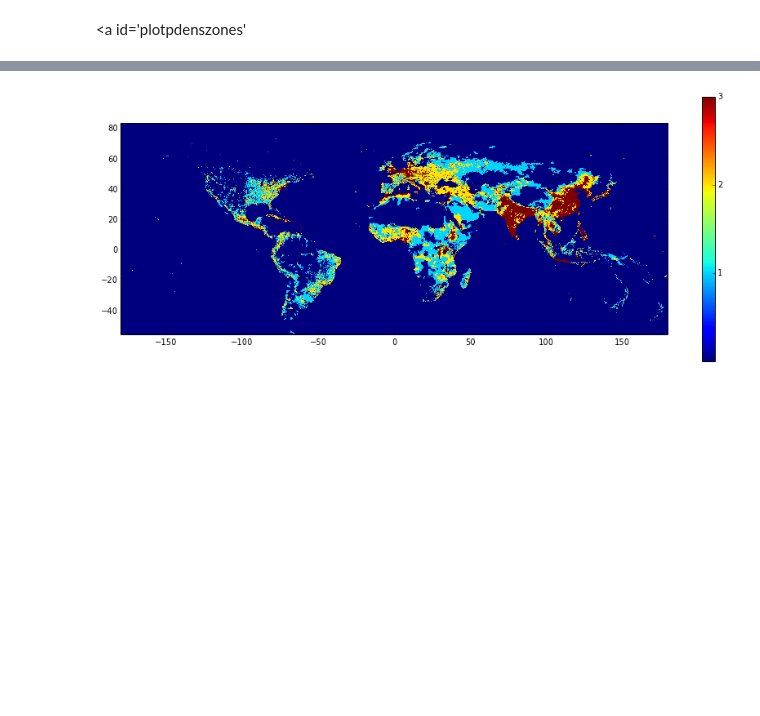
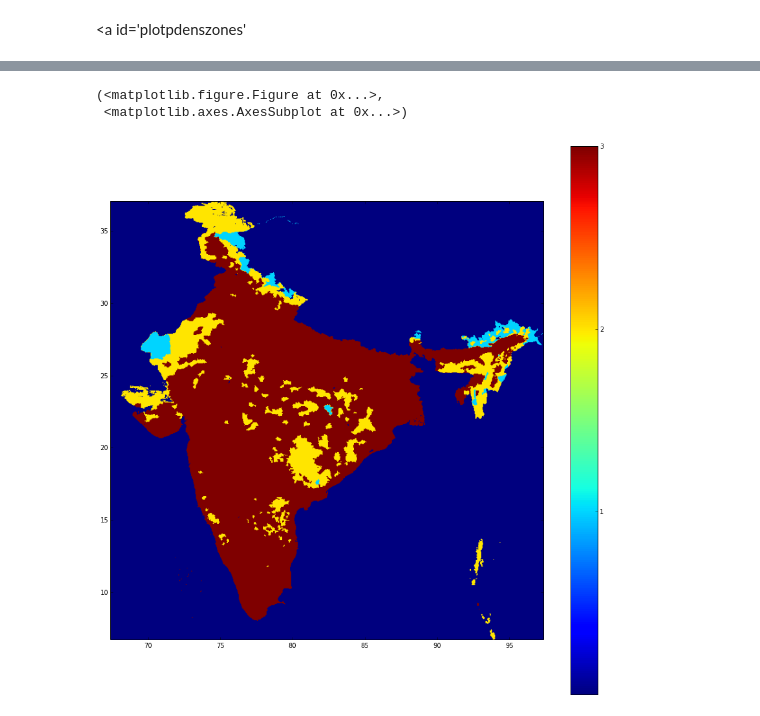
Before and after one commit to bareid/LSSanalysis, a Jupyter notebook: PopulationExplore.ipynb, the cells around one changed output, grey strips where cells are left out. Cells and saved outputs as stored; diff of their text form; code cells hidden in the pictures; blank space fills up the shorter version.

Commit message:
added plotting and information digest features, summarized progres

```diff
--- a/PopulationExplore.ipynb
+++ b/PopulationExplore.ipynb
@@ -341,6 +362,20 @@ f = open(bndyfname,'rb')
 tmp = list(dbfreader(f))
 bnames = tmp[0]
 btypes = tmp[1]
-bndy = tmp[2:]
+bndy = tmp[2:]  #contents is a list [MapID, unknown, 3 letter abbreviation, UNID, country name']
+
+## split off \n in the country names.
+for i in range(len(bndy)):
+  bndy[i][4] = bndy[i][4].strip()
+
+## make two dictionaries going between UNID and MAPid
+maptoUN = {}
+UNtomap = {}
+for i in range(len(bndy)):
+  UNstr = '%03d' % (bndy[i][3])
+  maptoUN[bndy[i][0]] = UNstr
+  UNtomap[UNstr] = bndy[i][0]
+## ugh, should have put this into a class or something..
+
 #print 'china index boundaries',getboundary('China')
 ID = np.loadtxt("gpwv3_ntlbndid_ascii_25/glbnds.asc",skiprows=6,dtype='int')
@@ -347,13 +386,13 @@ ID = np.loadtxt("gpwv3_ntlbndid_ascii_25/glbnds.asc",skiprows=6,dtype='int')
 # %%
-def getNatname(matchstring):
+def getNattmp(matchstring):
   """
-  Find the ID of a nation starting with matchstring
+  Return the whole entry of a nation starting with matchstring
   """
   mystr = '^'+matchstring
   for bb in bndy:
     if re.search(mystr,bb[4]):
       #print bb
-      return bb[4]
+      return bb
   ## didn't find it!
   return None
 
@@ -370,6 +409,18 @@ def getNatID(matchstring):
   return None
 
 #print 'china id:',getNatID('China')
+
+def getNatName(matchstring):
+  """
+  Find the official name of a nation starting with matchstring
+  """
+  mystr = '^'+matchstring
+  for bb in bndy:
+    if re.search(mystr,bb[4]):
+      #print bb
+      return bb[4]
+  ## didn't find it!
+  return None
 
 def getboundary(matchstring):
   """
@@ -482,5 +624,7 @@ plotcountry('United States',plotcbar=True,plotzoneopt=1,logopt=0,plotzone=[4.,20
 [figure]
 # %%
-plotcountry('',plotcbar=True,plotzoneopt=1,logopt=0,plotzone=[4.,20.,100,1e6])
+plotcountry('India',plotcbar=True,plotzoneopt=1,logopt=0,plotzone=[4.,20.,100,1e6])
 # %% [output]
+(<matplotlib.figure.Figure at 0x...>,
+ <matplotlib.axes.AxesSubplot at 0x...>)
-[figure, old version]
+[figure, new version]
```
Also changed, not shown: parts of 37 cells of this notebook.
